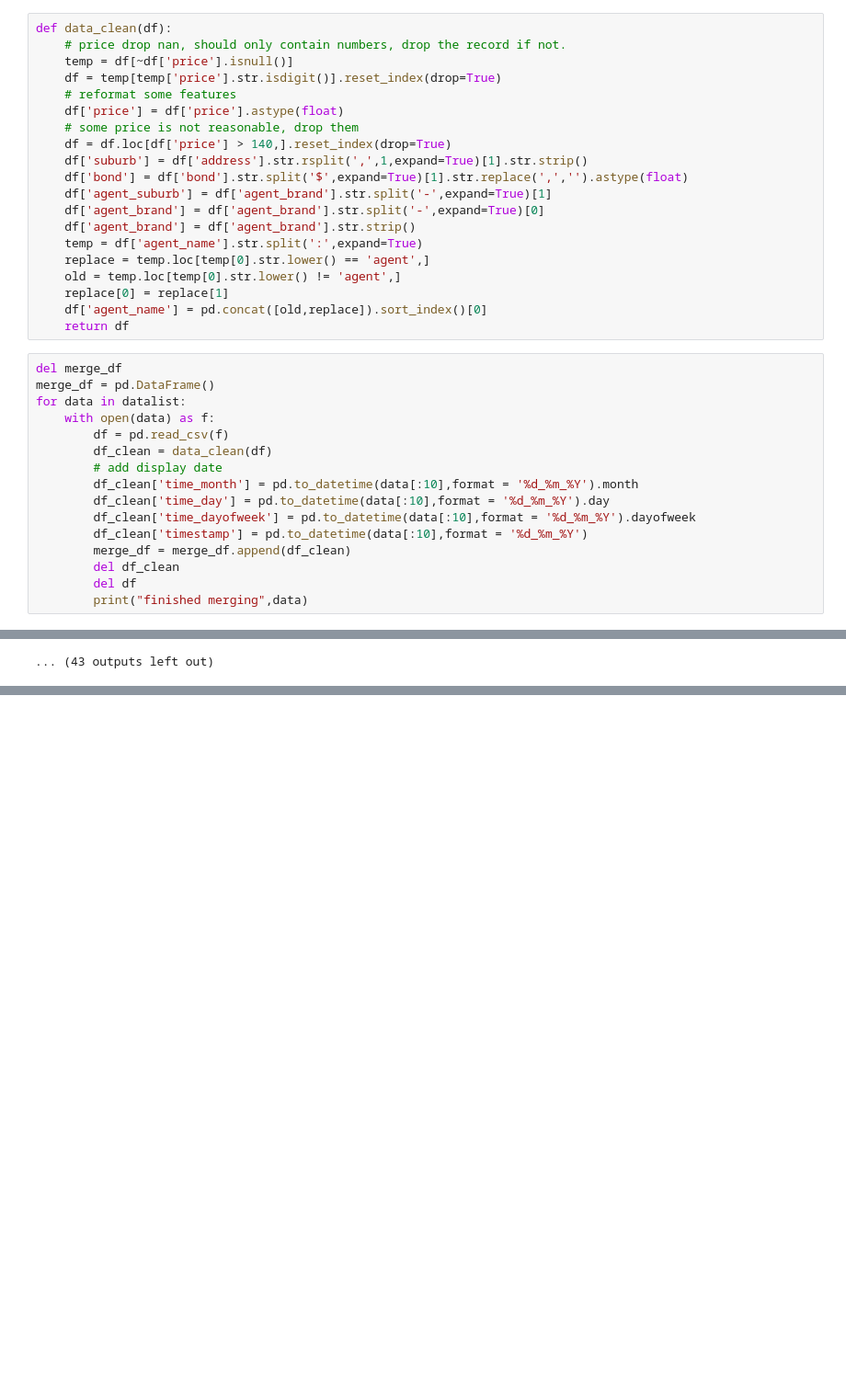
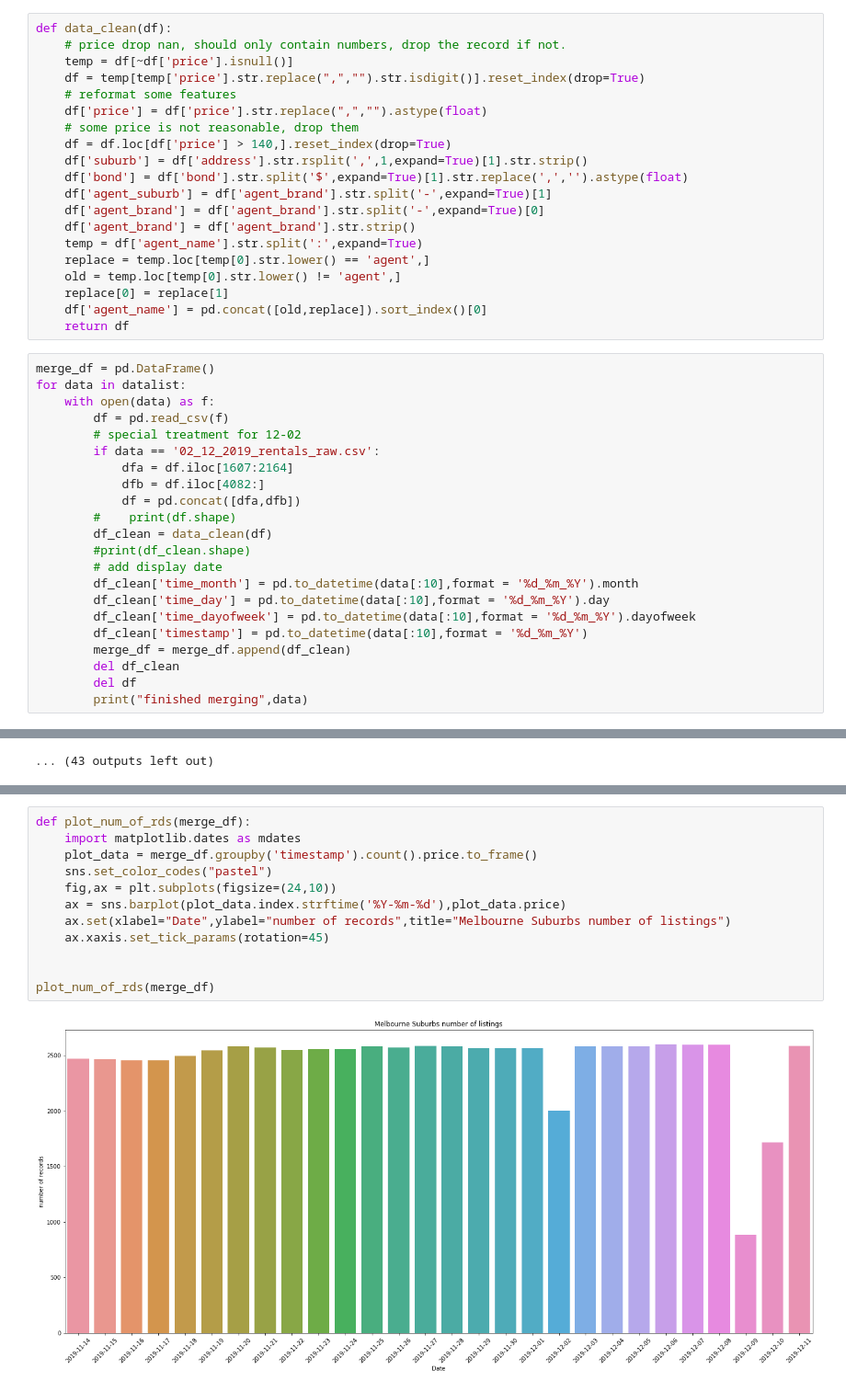
Before and after one commit to yaoyaoustc/project_Melbourne_rentals, a Jupyter notebook: P4_EDA2.ipynb, the cells around one changed output, grey strips where cells are left out. Shown: that part at 92% size. Drawn from its saved outputs; the diff is of its cells as text; blank space fills up the shorter version.

```diff
--- a/P4_EDA2.ipynb
+++ b/P4_EDA2.ipynb
@@ -20,9 +20,9 @@ with open('list_1211.list') as f:
 def data_clean(df):
     # price drop nan, should only contain numbers, drop the record if not.
     temp = df[~df['price'].isnull()]
-    df = temp[temp['price'].str.isdigit()].reset_index(drop=True)
+    df = temp[temp['price'].str.replace(",","").str.isdigit()].reset_index(drop=True)
     # reformat some features
-    df['price'] = df['price'].astype(float)
+    df['price'] = df['price'].str.replace(",","").astype(float)
     # some price is not reasonable, drop them
     df = df.loc[df['price'] > 140,].reset_index(drop=True)
     df['suburb'] = df['address'].str.rsplit(',',1,expand=True)[1].str.strip()
@@ -37,12 +37,18 @@ def data_clean(df):
     df['agent_name'] = pd.concat([old,replace]).sort_index()[0]
     return df
 # %%
-del merge_df
 merge_df = pd.DataFrame()
 for data in datalist:
     with open(data) as f:
         df = pd.read_csv(f)
+        # special treatment for 12-02
+        if data == '02_12_2019_rentals_raw.csv':
+            dfa = df.iloc[1607:2164]
+            dfb = df.iloc[4082:]
+            df = pd.concat([dfa,dfb])
+        #    print(df.shape)
         df_clean = data_clean(df)
+        #print(df_clean.shape)
         # add display date
         df_clean['time_month'] = pd.to_datetime(data[:10],format = '%d_%m_%Y').month
         df_clean['time_day'] = pd.to_datetime(data[:10],format = '%d_%m_%Y').day
@@ -94,0 +98,14 @@ data
+# %%
+def plot_num_of_rds(merge_df):
+    import matplotlib.dates as mdates
+    plot_data = merge_df.groupby('timestamp').count().price.to_frame()
+    sns.set_color_codes("pastel")
+    fig,ax = plt.subplots(figsize=(24,10))
+    ax = sns.barplot(plot_data.index.strftime('%Y-%m-%d'),plot_data.price)
+    ax.set(xlabel="Date",ylabel="number of records",title="Melbourne Suburbs number of listings")
+    ax.xaxis.set_tick_params(rotation=45)
+
+
+plot_num_of_rds(merge_df)
+# %% [output]
+[figure, added]
```
Also changed, not shown: parts of 14 cells of this notebook.
